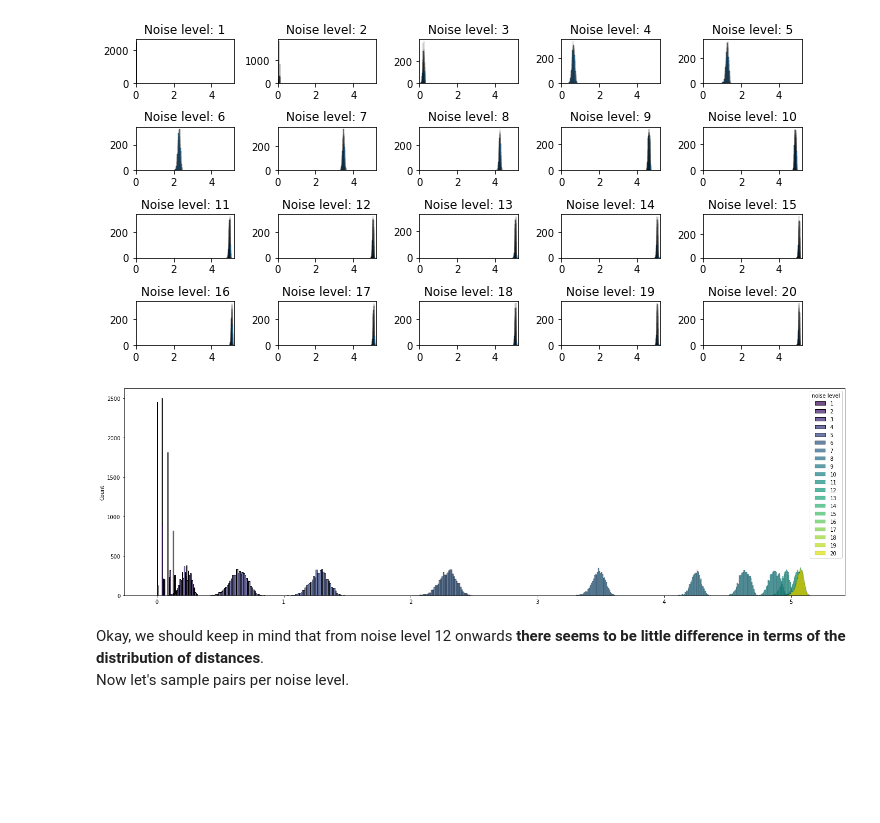
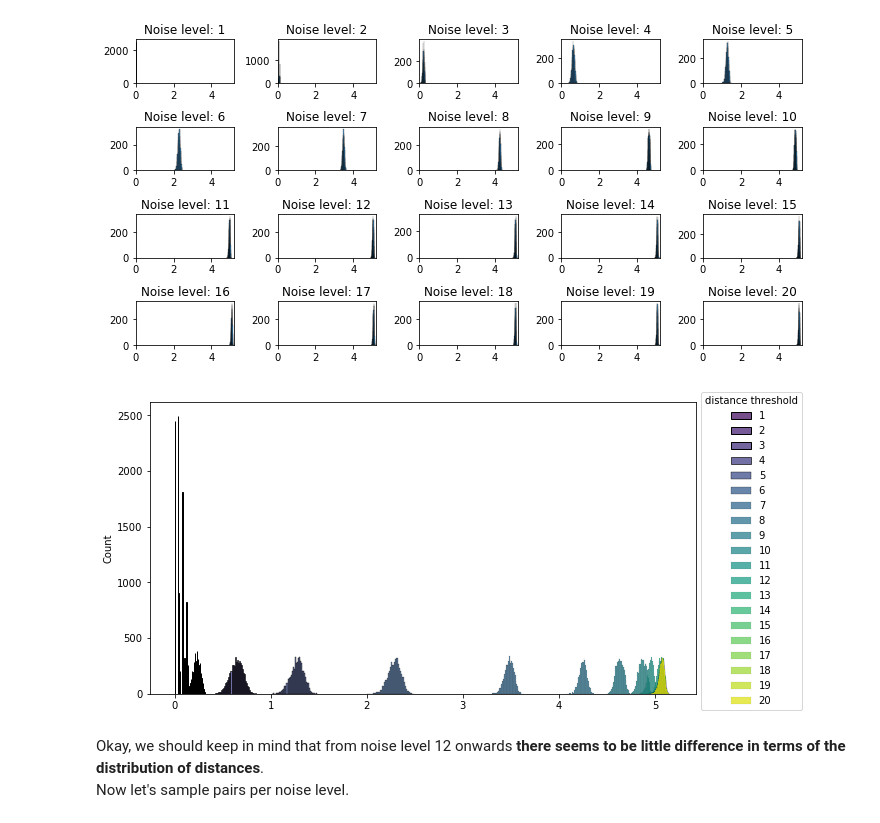
Before and after one commit to rbroc/diversity_abm, a Jupyter notebook: 02_noise_and_pair.ipynb, the cells around one changed output. Drawn from its saved outputs; the diff is of its cells as text; code cells hidden in the pictures; blank space fills up the shorter version.

Commit message:
edit plots

```diff
--- a/02_noise_and_pair.ipynb
+++ b/02_noise_and_pair.ipynb
@@ -48,3 +48,16 @@ long_dists.columns = ['animal_1', 'animal_2', 'distance']
 long_dists['distance_bins'] = pd.cut(long_dists.distance,
                                       bins,
                                       labels=range(bins)).astype(float)
+# %%
+categories = pd.cut(long_dists.distance, bins, retbins=True, labels=range(bins))[1]
+# %%
+fig, ax = plt.subplots(figsize=(15,5))
+for idx, c in enumerate(categories[1:]):
+    plt.axvline(c, linestyle='--', color='darkgrey')
+    plt.annotate(f'distance threshold: {idx+1}',
+                 xy=(c-0.0001,1150), xycoords='data',
+                 rotation=90, fontsize=9)
+sns.histplot(long_dists.distance)
+plt.ylim(0,2100)
+plt.xlabel('distance between word pairs')
+plt.show()
@@ -158,14 +173,15 @@ plt.show()
 [figure]
 # %%
 colors = sns.color_palette('viridis', 20)
-fig, ax = plt.subplots(figsize=(20,6))
+fig, ax = plt.subplots(figsize=(10,5))
 for idx, k in enumerate(pair_dists.keys()):
-    sns.histplot(x=[r[-1] for r in pair_dists[k]], color=colors[idx], label=k+1)
-plt.legend(title='noise level')
+    sns.histplot(x=[r[-1] for r in pair_dists[k]],
+                 color=colors[idx], label=k+1)
+plt.legend(title='distance threshold', bbox_to_anchor=(1, 1.05))
 plt.tight_layout()
 plt.show()
 # %% [output]
-[figure, old version]
+[figure, new version]
 # %% [markdown]
 Okay, we should keep in mind that from noise level 12 onwards **there seems to be little difference in terms of the distribution of distances**. <br>
 Now let's sample pairs per noise level.
```
Also changed, not shown: parts of 5 cells of this notebook.
